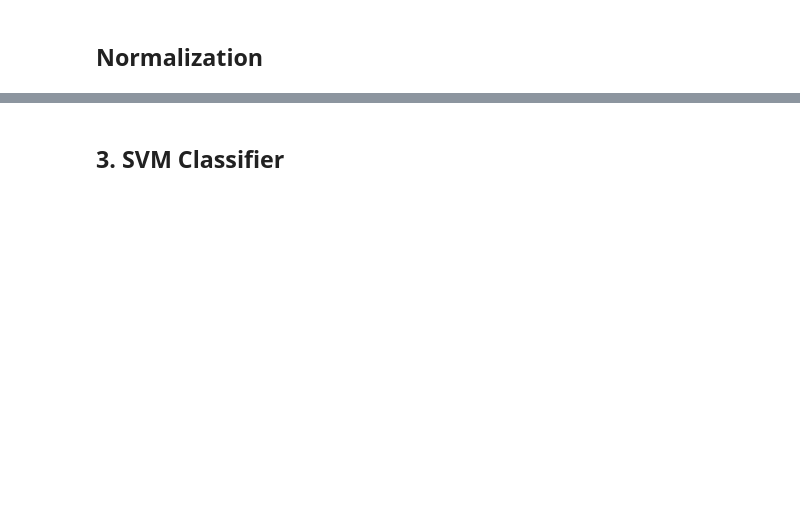
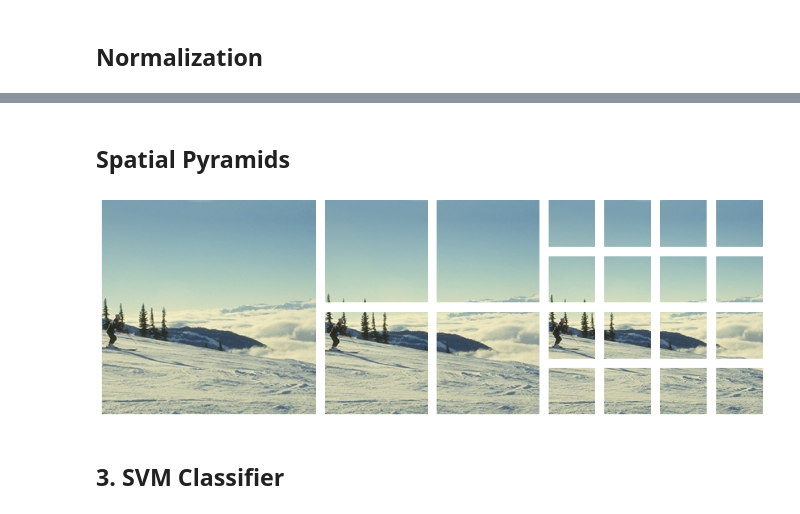
Before and after one commit to alex21th/MCV-M3-Project, a Jupyter notebook: W2/BagofVisualWords_WK2.ipynb, the cells around one changed output, grey strips where cells are left out. Cells and saved outputs as stored; diff of their text form; code cells hidden in the pictures; blank space fills up the shorter version.

Commit message:
normalization and some pyramids + fix dataset

```diff
--- a/W2/BagofVisualWords_WK2.ipynb
+++ b/W2/BagofVisualWords_WK2.ipynb
@@ -116,2 +119,25 @@ Total number of training samples: 1881
 # %% [markdown]
 ## Dense SIFT <a id="dense-sift"></a>
+# %%
+# To create dense keypoints
+def create_dense_kp(img_shape, step_div_size=50, num_sizes=1):
+    keypoints = []
+    init_step_size_x = max(img_shape[1] // step_div_size, 8)
+    init_step_size_y = max(img_shape[0] // step_div_size, 8)
+    for i in range(1, num_sizes+1):
+        current_step_size_x = init_step_size_x * i
+        current_step_size_y = init_step_size_y * i
+        kp_size = (current_step_size_x + current_step_size_y) // 2
+        keypoints += [cv2.KeyPoint(x, y, kp_size) for y in range(0, img_shape[0], current_step_size_y)
+                                                  for x in range(0, img_shape[1], current_step_size_x)]
+    return keypoints
+
+# let's sample an image
+sample = train_images_filenames[100]
+img=cv2.imread(sample)
+gray=cv2.cvtColor(img,cv2.COLOR_BGR2GRAY)
+
+# To compute dense SIFT
+SIFTdetector = cv2.SIFT_create()
+dense_kp = create_dense_kp(gray.shape, step_div_size=10, num_sizes=1)
+_,dense_sift_des = SIFTdetector.compute(gray, dense_kp)
@@ -126,2 +208,4 @@ def normalization(X: np.ndarray, norm='scaler'):
     elif norm == 'scaler':
         return StandardScaler().fit_transform(X)
+# %% [markdown]
+## Spatial Pyramids <a id="pyramids"></a>
@@ -128,3 +262,7 @@ def normalization(X: np.ndarray, norm='scaler'):
+# %%
+img_blocks = spatial_pyramid_square(img, SIFTdetector, level=2, plot=True)
+# %% [output]
+[figure, added]
 # %% [markdown]
 ## 3. SVM Classifier <a id="svm"></a>
 # %%
```
Also changed, not shown: parts of 9 cells of this notebook, 2 other files.
